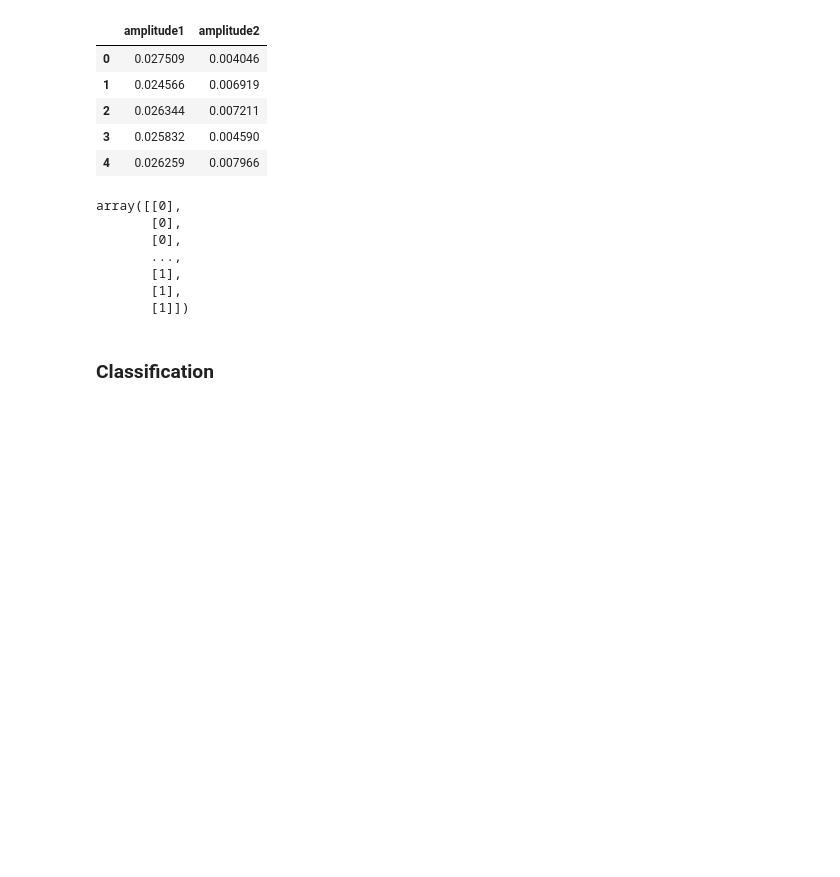
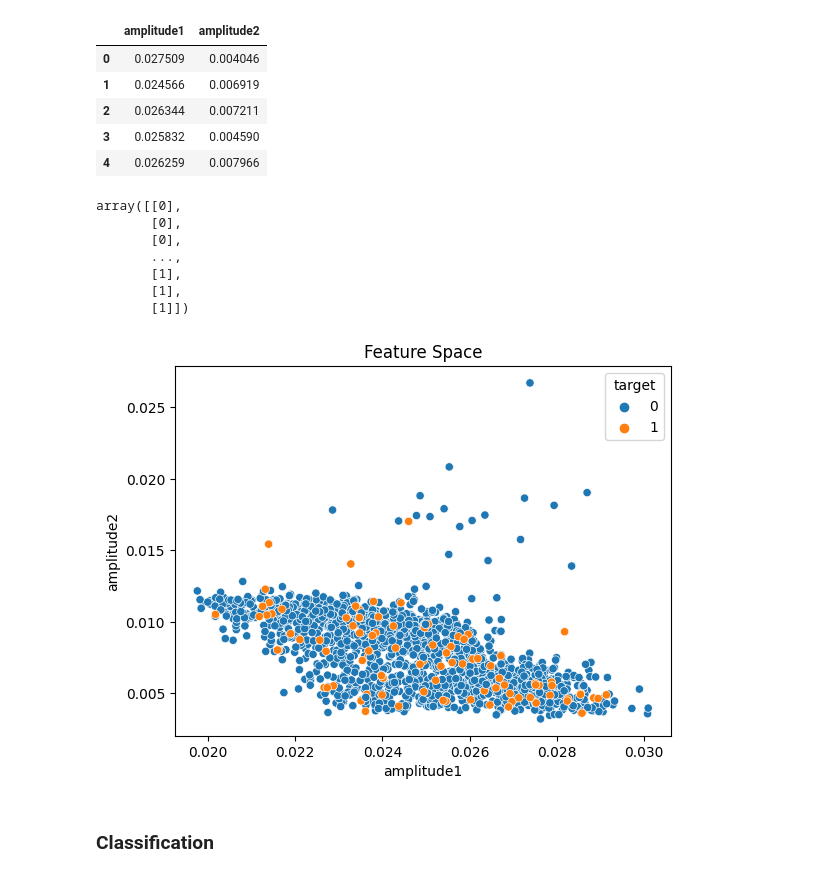
Before and after one commit to pallabee/Anomaly-Detection, a Jupyter notebook: classification.ipynb, the cells around one changed output. Drawn from its saved outputs; the diff is of its cells as text; code cells hidden in the pictures; blank space fills up the shorter version.

Commit message:
updated plot

```diff
--- a/classification.ipynb
+++ b/classification.ipynb
@@ -134,6 +127,14 @@ array([[0],
        [1],
        [1],
        [1]])
+# %%
+features["target"] = pd.Series(y.flatten())
+#Plot of Feature Space
+sns.scatterplot(data=features, x="amplitude1", y="amplitude2", hue = "target")
+plt.title('Feature Space')
+plt.show()
+# %% [output]
+[figure, added]
 # %% [markdown]
 ### Classification
 # %%
```
Also changed, not shown: parts of 4 cells of this notebook.
